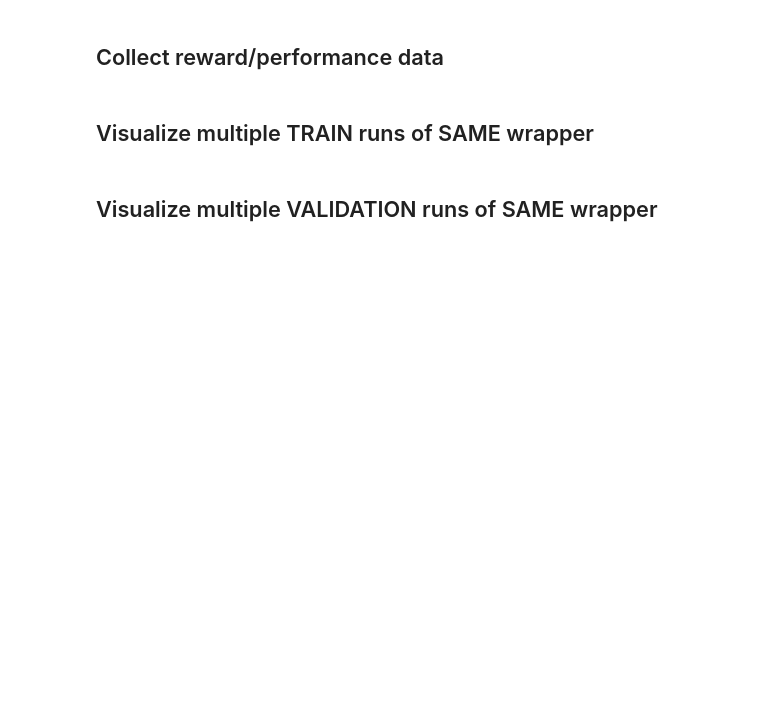
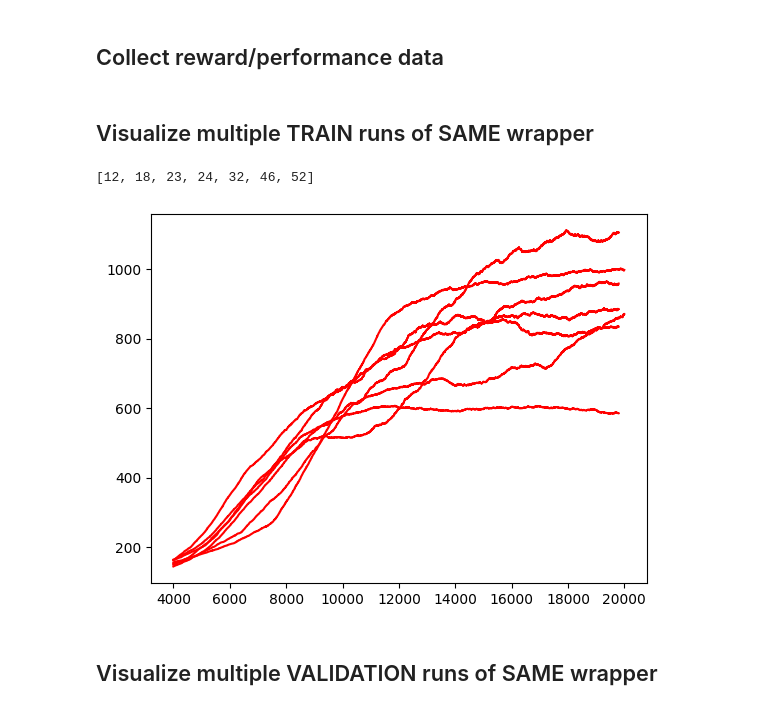
Before and after one commit to philipwastakenwastaken/02456_project, a Jupyter notebook: extract_data.ipynb, the cells around one changed output. Saved outputs shown, nothing was run; the diff lists cells and outputs as text; code cells hidden in the pictures; blank space fills up the shorter version.

```diff
--- a/extract_data.ipynb
+++ b/extract_data.ipynb
@@ -145,9 +128,12 @@ for i, run in enumerate(runs):
 # %%
 ids = models_id['scale72']
 print(ids)
 for id in ids:
-    plt.plot(pd.Series(train[id][:20000]).rolling(4000).mean() )
+    plt.plot(pd.Series(train[id][:20000]).rolling(4000).mean(),c='r')
 plt.show()
+# %% [output]
+[12, 18, 23, 24, 32, 46, 52]
+[figure, added]
 # %% [markdown]
 ## Visualize multiple VALIDATION runs of SAME wrapper
 # %%
```
Also changed, not shown: parts of 5 cells of this notebook, 3 other files.
